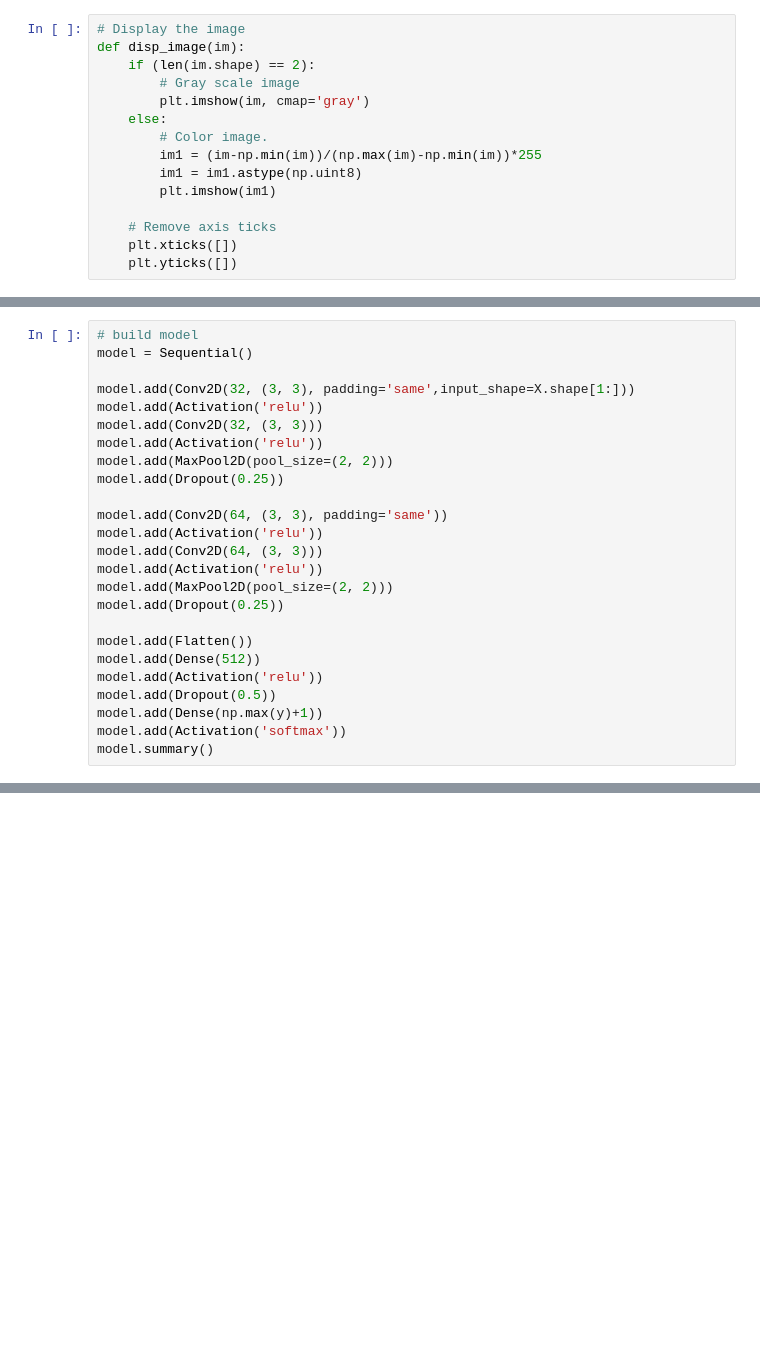
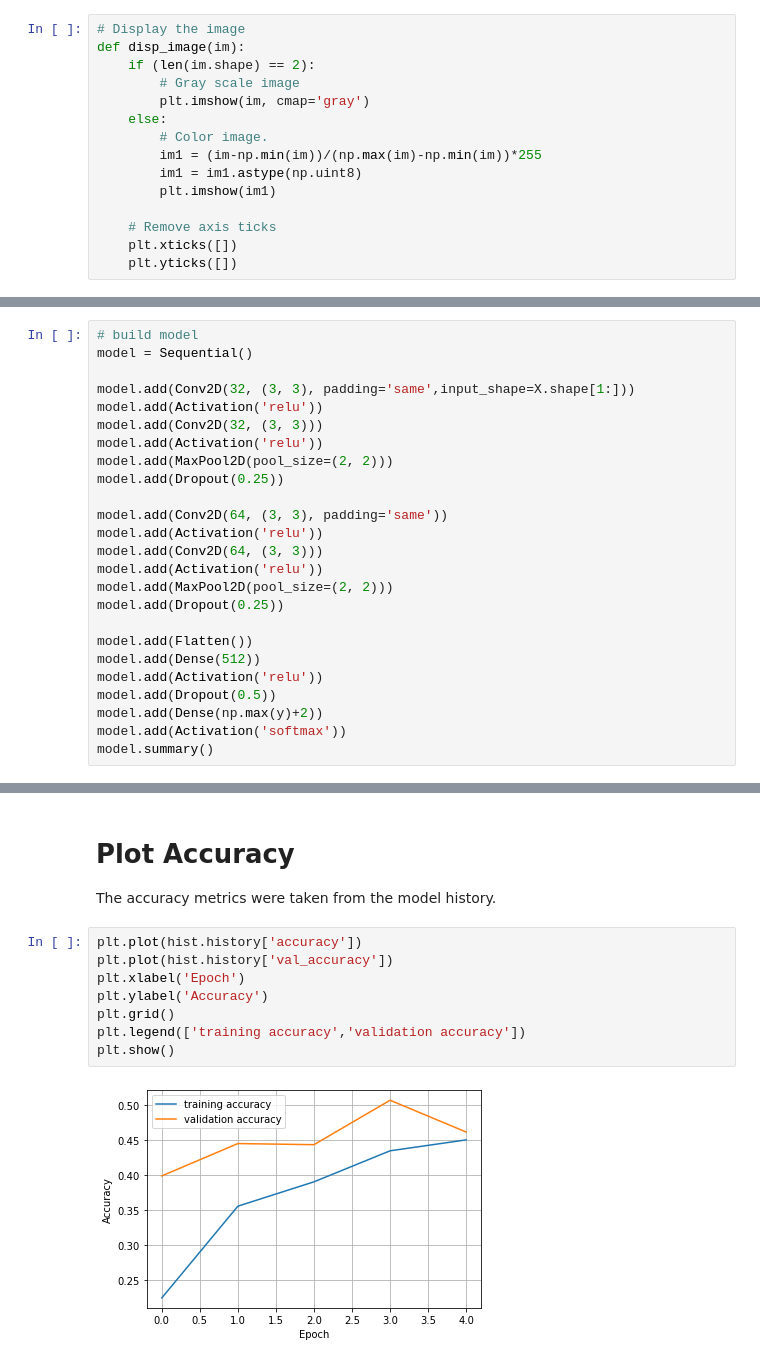
Before and after one commit to kylecng/food-classification, a Jupyter notebook: food-classifier.ipynb, the cells around one changed output, grey strips where cells are left out. Drawn from its saved outputs; the diff is of its cells as text; blank space fills up the shorter version.

```diff
--- a/food-classifier.ipynb
+++ b/food-classifier.ipynb
@@ -134,7 +153,7 @@ model.add(Flatten())
 model.add(Dense(512))
 model.add(Activation('relu'))
 model.add(Dropout(0.5))
-model.add(Dense(np.max(y)+1))
+model.add(Dense(np.max(y)+2))
 model.add(Activation('softmax'))
 model.summary()
 # %% [output]
@@ -173,0 +205,13 @@ Epoch 1/5
+# %% [markdown]
+# Plot Accuracy
+The accuracy metrics were taken from the model history.
+# %%
+plt.plot(hist.history['accuracy'])
+plt.plot(hist.history['val_accuracy'])
+plt.xlabel('Epoch')
+plt.ylabel('Accuracy')
+plt.grid()
+plt.legend(['training accuracy','validation accuracy'])
+plt.show()
+# %% [output]
+[figure, added]
```
Also changed, not shown: parts of 16 cells of this notebook, 2 other files.
